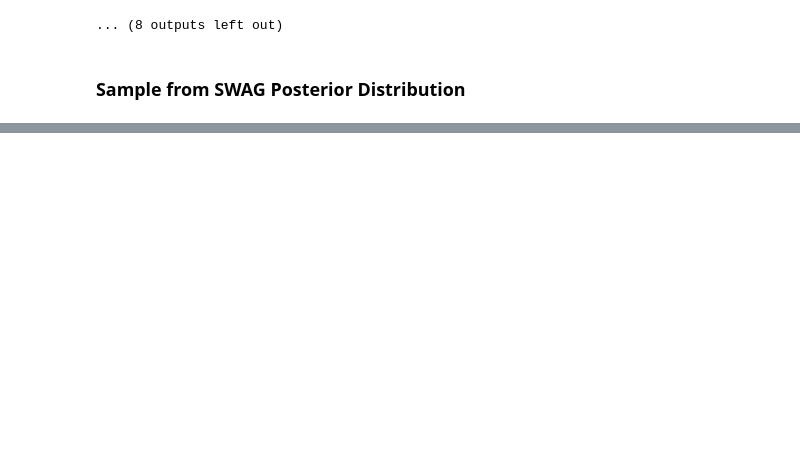
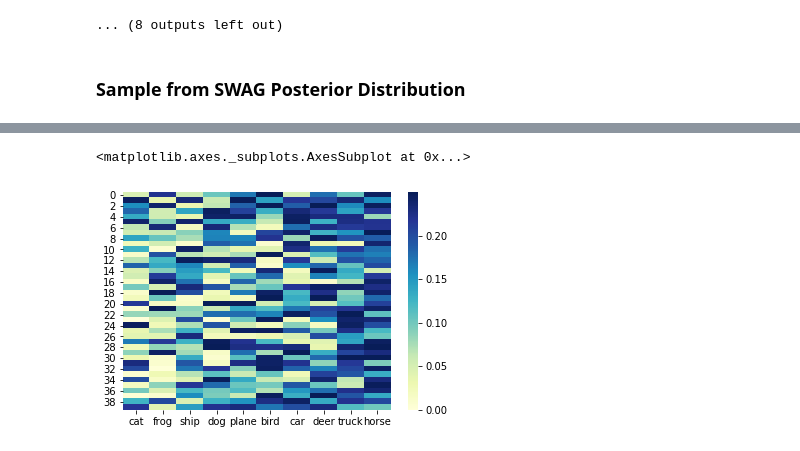
Before and after one commit to zihaoxu/swag_uncertainty, a Jupyter notebook: code/04_swag_cifar10.ipynb, the cells around one changed output, grey strips where cells are left out. Saved outputs shown, nothing was run; the diff lists cells and outputs as text; code cells hidden in the pictures; blank space fills up the shorter version.

```diff
--- a/code/04_swag_cifar10.ipynb
+++ b/code/04_swag_cifar10.ipynb
@@ -796,0 +807,43 @@ dtype: float64
+# %%
+seed = 1
+torch.manual_seed(seed)
+np.random.seed(seed)
+# Fixed a test
+classes = ('plane', 'car', 'bird', 'cat',
+           'deer', 'dog', 'frog', 'horse', 'ship', 'truck')
+images_ls = {}
+label_ls = {}
+for i in classes:
+    testset  = \
+        DatasetMaker(
+            [get_class_i(x_test , y_test , classDict[i])],
+            transform_no_aug
+        )
+
+    kwargs = {'num_workers': 2, 'pin_memory': False}
+
+    # Create datasetLoaders from trainset and testset
+    testsetLoader    = DataLoader(testset , batch_size=40, shuffle=True, **kwargs)
+    dataiter = iter(testsetLoader)
+    images, labels = dataiter.next()
+    images_ls[i] = images
+    label_ls[i] = labels
+Prediction_var = {}
+sm = torch.nn.Softmax()
+for i in classes:
+    data = images_ls[i]
+    prediction_ls = []
+    for j in swag_models:
+        outputs=j(data)
+        prob = sm(outputs)
+        Prediction = np.argmax(prob.detach().numpy(),axis = 1)
+        prediction_ls.append(Prediction)
+    Prediction_var[i] = np.var(prediction_ls,axis = 0)
+# %%
+Epistemic_df30 = pd.DataFrame.from_dict(Prediction_var)
+sort_df30 = Epistemic_df30[Epistemic_df30.sum(0).sort_values(ascending=True).index]
+# %%
+sns.heatmap(sort_df30,cmap="YlGnBu")
+# %% [output]
+<matplotlib.axes._subplots.AxesSubplot at 0x...>
+[figure, added]
```
Also changed, not shown: parts of 27 cells of this notebook.
